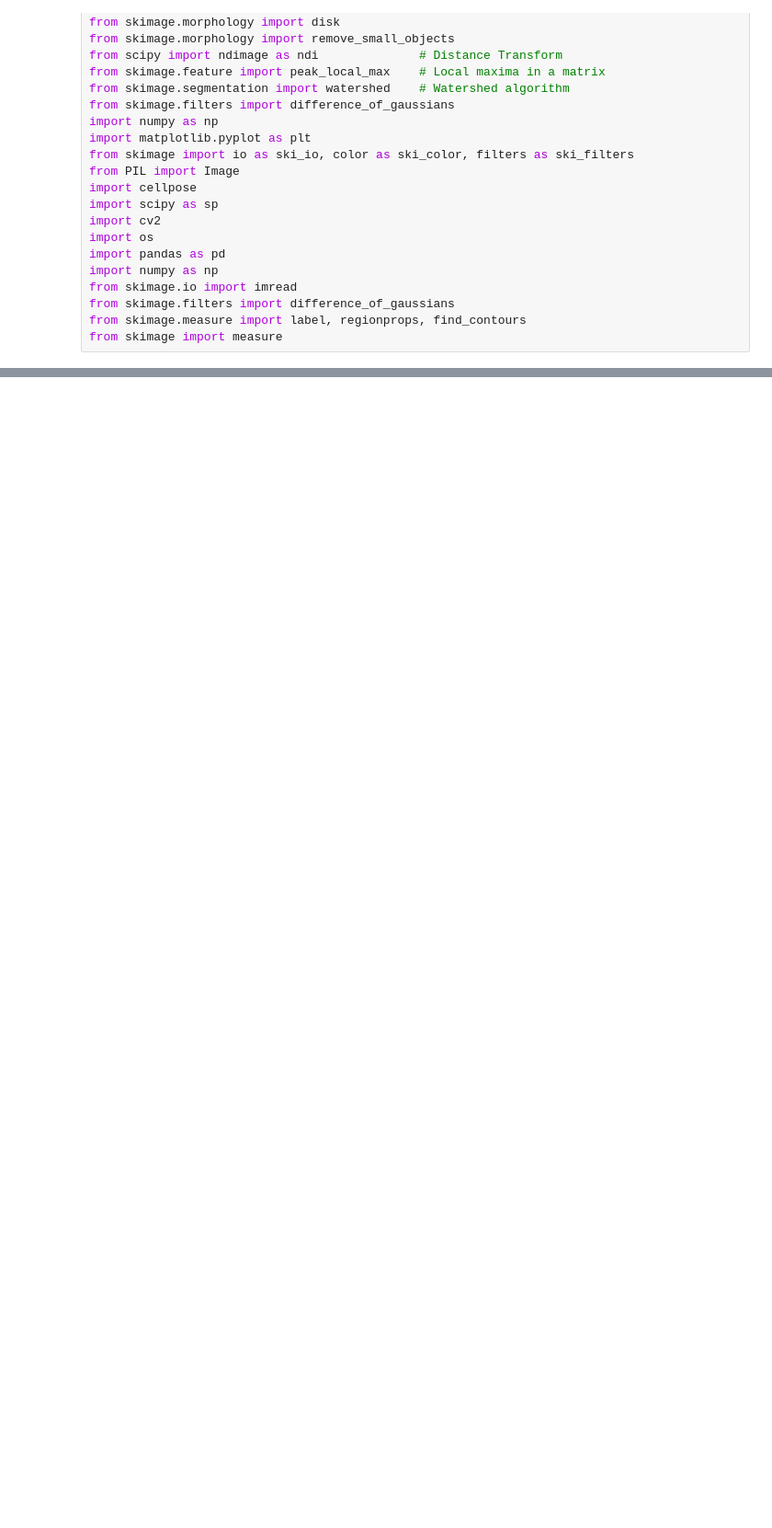
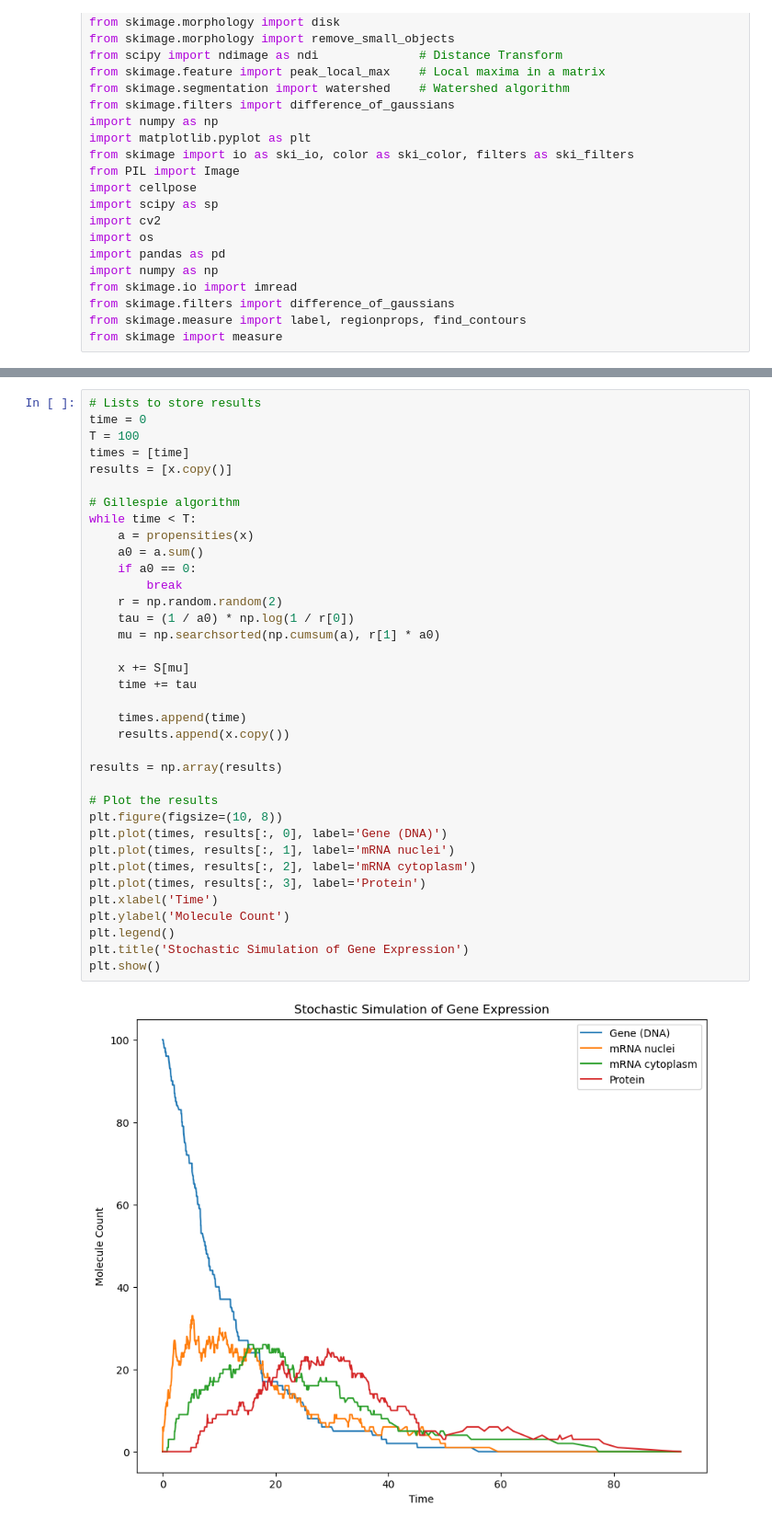
Before and after one commit to Munsky/UQbio2024_Team4, a Jupyter notebook: model.ipynb, the cells around one changed output, grey strips where cells are left out. Shown: that part at 92% size. Saved outputs shown, nothing was run; the diff lists cells and outputs as text; blank space fills up the shorter version.

```diff
--- a/model.ipynb
+++ b/model.ipynb
@@ -145,0 +181,38 @@ ValueError: x and y must have same first dimension, but have shapes (1,) and (31
+# %%
+# Lists to store results
+time = 0
+T = 100
+times = [time]
+results = [x.copy()]
+
+# Gillespie algorithm
+while time < T:
+    a = propensities(x)
+    a0 = a.sum()
+    if a0 == 0:
+        break
+    r = np.random.random(2)
+    tau = (1 / a0) * np.log(1 / r[0])
+    mu = np.searchsorted(np.cumsum(a), r[1] * a0)
+
+    x += S[mu]
+    time += tau
+
+    times.append(time)
+    results.append(x.copy())
+
+results = np.array(results)
+
+# Plot the results
+plt.figure(figsize=(10, 8))
+plt.plot(times, results[:, 0], label='Gene (DNA)')
+plt.plot(times, results[:, 1], label='mRNA nuclei')
+plt.plot(times, results[:, 2], label='mRNA cytoplasm')
+plt.plot(times, results[:, 3], label='Protein')
+plt.xlabel('Time')
+plt.ylabel('Molecule Count')
+plt.legend()
+plt.title('Stochastic Simulation of Gene Expression')
+plt.show()
+# %% [output]
+[figure, added]
```
Also changed, not shown: parts of 2 cells of this notebook, 2 other files.
